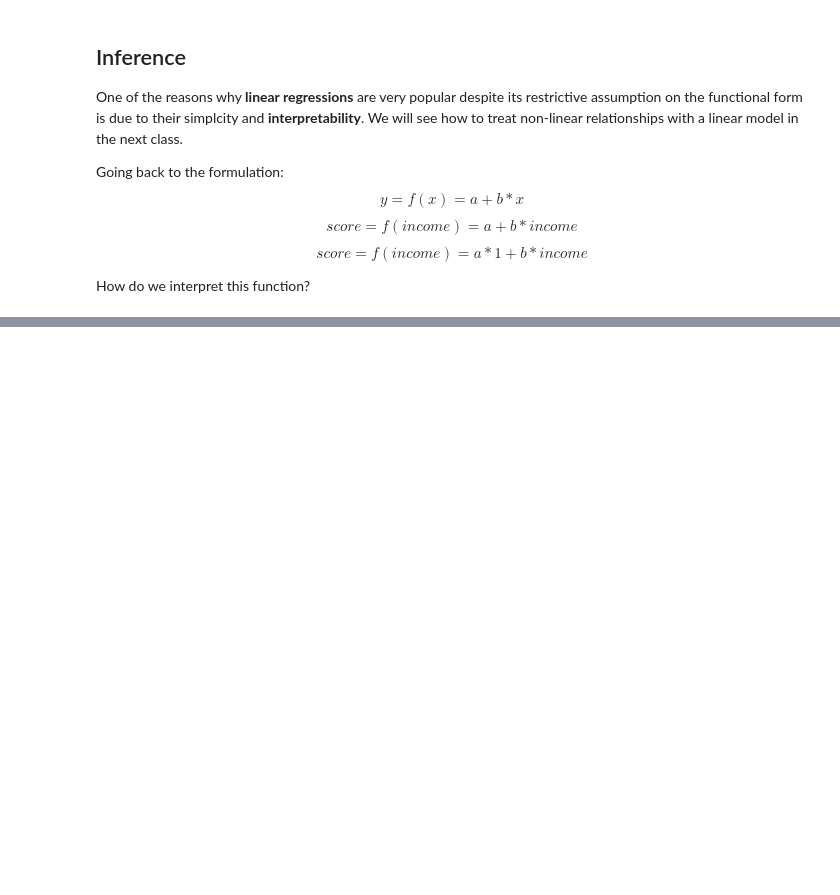
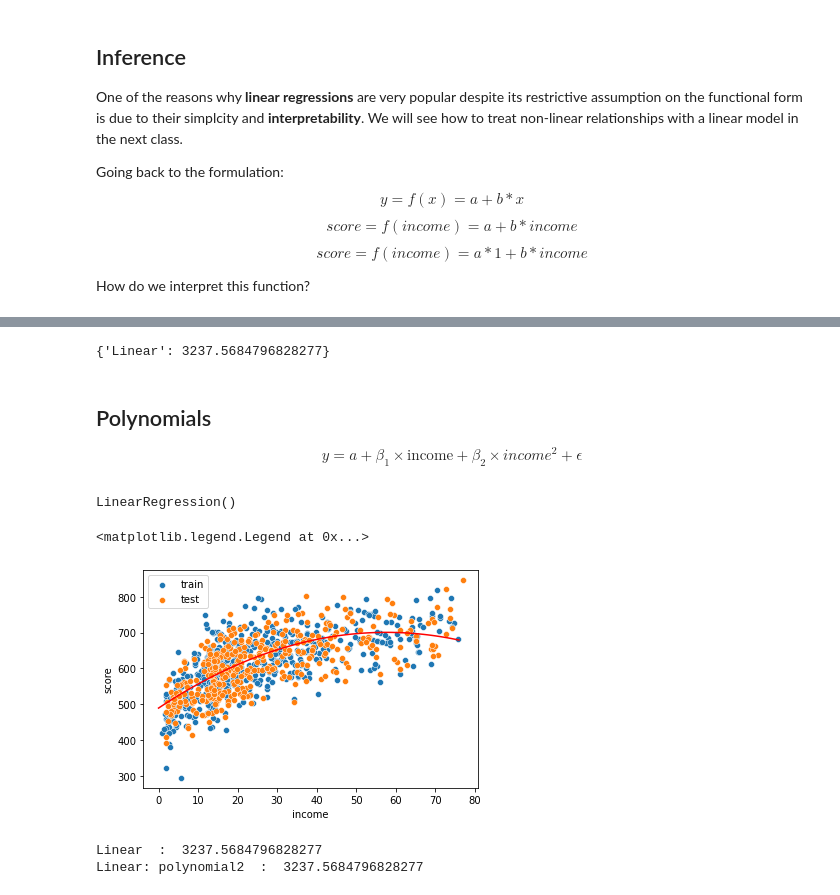
Before and after one commit to minyoungrho/MachineLearning, a Jupyter notebook: classnotes/LinearRegression.ipynb, the cells around one changed output, grey strips where cells are left out. Drawn from its saved outputs; the diff is of its cells as text; code cells hidden in the pictures; blank space fills up the shorter version.

```diff
--- a/classnotes/LinearRegression.ipynb
+++ b/classnotes/LinearRegression.ipynb
@@ -165,3 +142,0 @@ data
-# %%
-data['resid'] = data['score'] - data['alphabetaincome']
-data
@@ -204,0 +150,38 @@ plt.hist(results.resid)
+# %%
+lr.predict(X_test)
+losses = {}
+losses['Linear'] = mean_squared_error(y_test, lr.predict(X_test))
+print(losses)
+# %% [output]
+{'Linear': 3237.5684796828277}
+# %% [markdown]
+## Polynomials
+
+$$y = a + \beta_1 \times\text{income} + \beta_2 \times{income}^2 + \epsilon$$
+# %%
+data['income2'] = data['income']**2
+# %%
+X_train, X_test, y_train, y_test = train_test_split(data[['income','income2']], data['score'], test_size=0.4, shuffle=True)
+# %%
+lr = LinearRegression()
+lr.fit(X_train, y_train)
+# %% [output]
+LinearRegression()
+# %%
+x_range = np.arange(start=data['income'].min(),stop=data['income'].max())
+y_hat = lr.intercept_ + lr.coef_[0]*x_range + lr.coef_[1]*(x_range**2)
+sns.scatterplot(X_train['income'], y_train, label='train')
+sns.scatterplot(X_test['income'], y_test, label='test')
+plt.plot(y_hat, color='r')
+plt.legend()
+# %% [output]
+<matplotlib.legend.Legend at 0x...>
+[figure, added]
+# %%
+lr.predict(X_test)
+losses['Linear, polynomial2'] = mean_squared_error(y_test, lr.predict(X_test))
+for key, value in losses.items():
+    print(key, ' : ', value)
+# %% [output]
+Linear  :  3237.5684796828277
+Linear: polynomial2  :  3237.5684796828277
```
Also changed, not shown: parts of 23 cells of this notebook.
